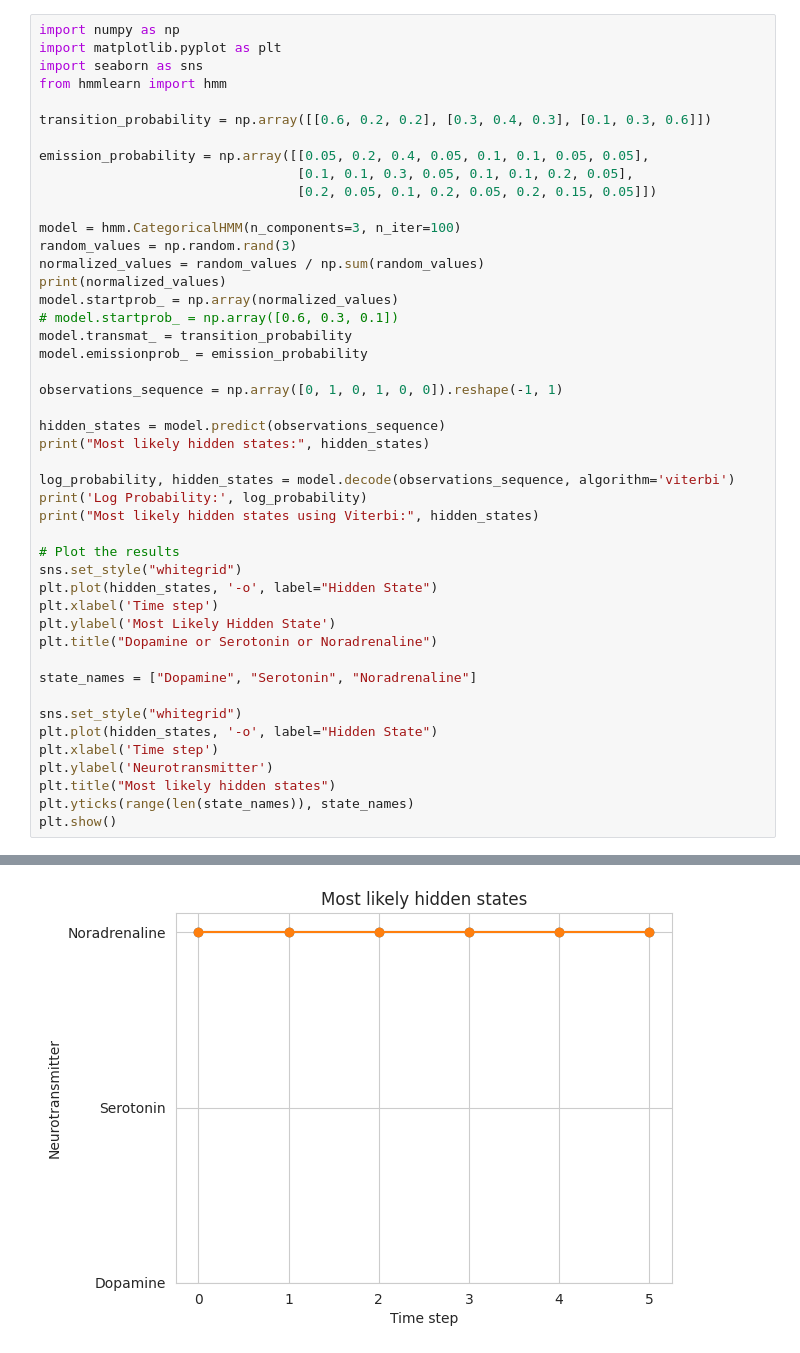
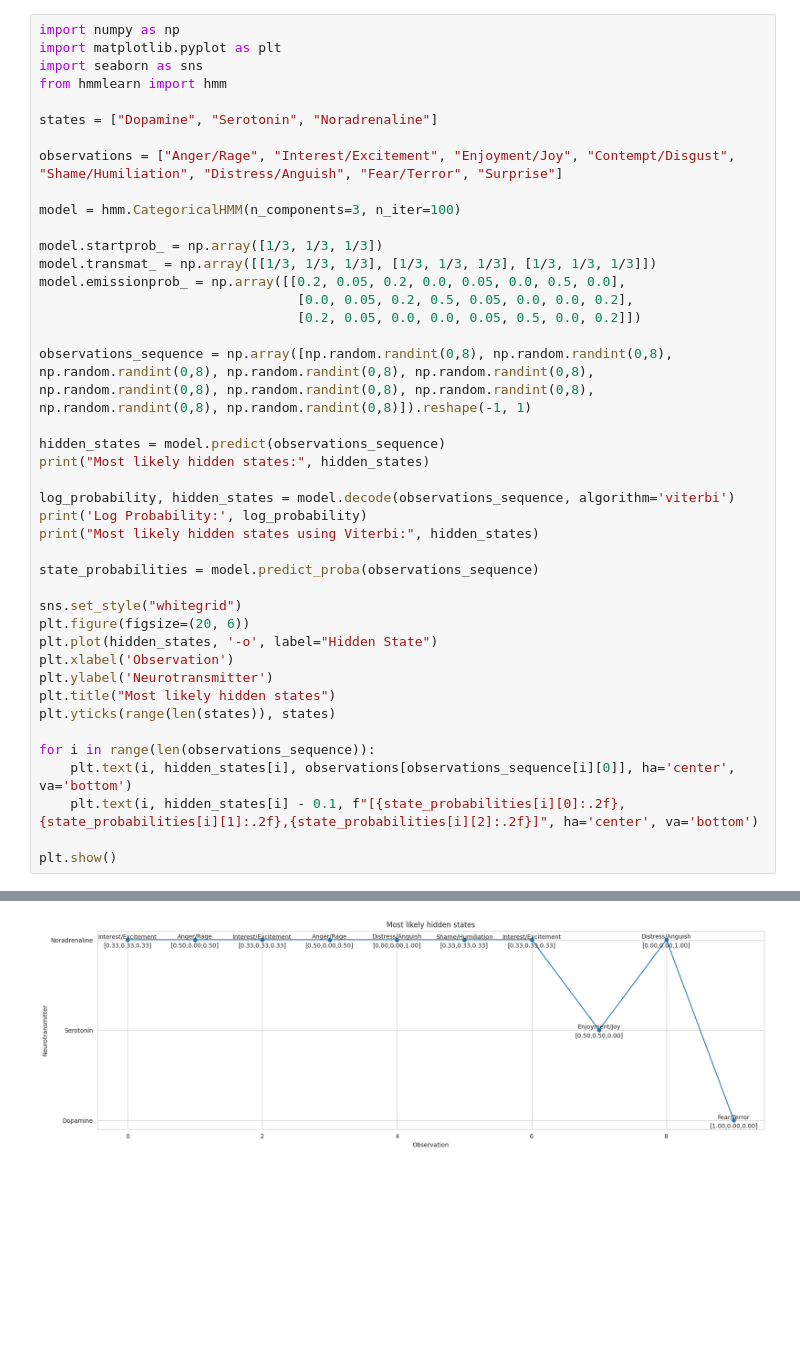
Before and after one commit to PDTCCLF/Projeto-Final---Mod-Emo-Int, a Jupyter notebook: PF_experiments.ipynb, the cells around one changed output, grey strips where cells are left out. Saved outputs shown, nothing was run; the diff lists cells and outputs as text; blank space fills up the shorter version.

```diff
--- a/PF_experiments.ipynb
+++ b/PF_experiments.ipynb
@@ -98,22 +32,19 @@ import matplotlib.pyplot as plt
 import seaborn as sns
 from hmmlearn import hmm
 
-transition_probability = np.array([[0.6, 0.2, 0.2], [0.3, 0.4, 0.3], [0.1, 0.3, 0.6]])
+states = ["Dopamine", "Serotonin", "Noradrenaline"]
 
-emission_probability = np.array([[0.05, 0.2, 0.4, 0.05, 0.1, 0.1, 0.05, 0.05],
-                                 [0.1, 0.1, 0.3, 0.05, 0.1, 0.1, 0.2, 0.05],
-                                 [0.2, 0.05, 0.1, 0.2, 0.05, 0.2, 0.15, 0.05]])
+observations = ["Anger/Rage", "Interest/Excitement", "Enjoyment/Joy", "Contempt/Disgust", "Shame/Humiliation", "Distress/Anguish", "Fear/Terror", "Surprise"]
 
 model = hmm.CategoricalHMM(n_components=3, n_iter=100)
-random_values = np.random.rand(3)
-normalized_values = random_values / np.sum(random_values)
-print(normalized_values)
-model.startprob_ = np.array(normalized_values)
-# model.startprob_ = np.array([0.6, 0.3, 0.1])
-model.transmat_ = transition_probability
-model.emissionprob_ = emission_probability
 
-observations_sequence = np.array([0, 1, 0, 1, 0, 0]).reshape(-1, 1)
+model.startprob_ = np.array([1/3, 1/3, 1/3])
+model.transmat_ = np.array([[1/3, 1/3, 1/3], [1/3, 1/3, 1/3], [1/3, 1/3, 1/3]])
+model.emissionprob_ = np.array([[0.2, 0.05, 0.2, 0.0, 0.05, 0.0, 0.5, 0.0],
+                                 [0.0, 0.05, 0.2, 0.5, 0.05, 0.0, 0.0, 0.2],
+                                 [0.2, 0.05, 0.0, 0.0, 0.05, 0.5, 0.0, 0.2]])
+
+observations_sequence = np.array([np.random.randint(0,8), np.random.randint(0,8), np.random.randint(0,8), np.random.randint(0,8), np.random.randint(0,8), np.random.randint(0,8), np.random.randint(0,8), np.random.randint(0,8), np.random.randint(0,8), np.random.randint(0,8)]).reshape(-1, 1)
 
 hidden_states = model.predict(observations_sequence)
 print("Most likely hidden states:", hidden_states)
@@ -122,20 +53,19 @@ log_probability, hidden_states = model.decode(observations_sequence, algorithm='
 print('Log Probability:', log_probability)
 print("Most likely hidden states using Viterbi:", hidden_states)
 
-# Plot the results
-sns.set_style("whitegrid")
-plt.plot(hidden_states, '-o', label="Hidden State")
-plt.xlabel('Time step')
-plt.ylabel('Most Likely Hidden State')
-plt.title("Dopamine or Serotonin or Noradrenaline")
-
-state_names = ["Dopamine", "Serotonin", "Noradrenaline"]
+state_probabilities = model.predict_proba(observations_sequence)
 
 sns.set_style("whitegrid")
+plt.figure(figsize=(20, 6))
 plt.plot(hidden_states, '-o', label="Hidden State")
-plt.xlabel('Time step')
+plt.xlabel('Observation')
 plt.ylabel('Neurotransmitter')
 plt.title("Most likely hidden states")
-plt.yticks(range(len(state_names)), state_names)
+plt.yticks(range(len(states)), states)
+
+for i in range(len(observations_sequence)):
+    plt.text(i, hidden_states[i], observations[observations_sequence[i][0]], ha='center', va='bottom')
+    plt.text(i, hidden_states[i] - 0.1, f"[{state_probabilities[i][0]:.2f},{state_probabilities[i][1]:.2f},{state_probabilities[i][2]:.2f}]", ha='center', va='bottom')
+
 plt.show()
 # %% [output]
@@ -146 +75 @@ Most likely hidden states using Viterbi: [2 2 2 2 2 2]
-[figure, old version]
+[figure, new version]
```
Also changed, not shown: parts of 11 cells of this notebook.
